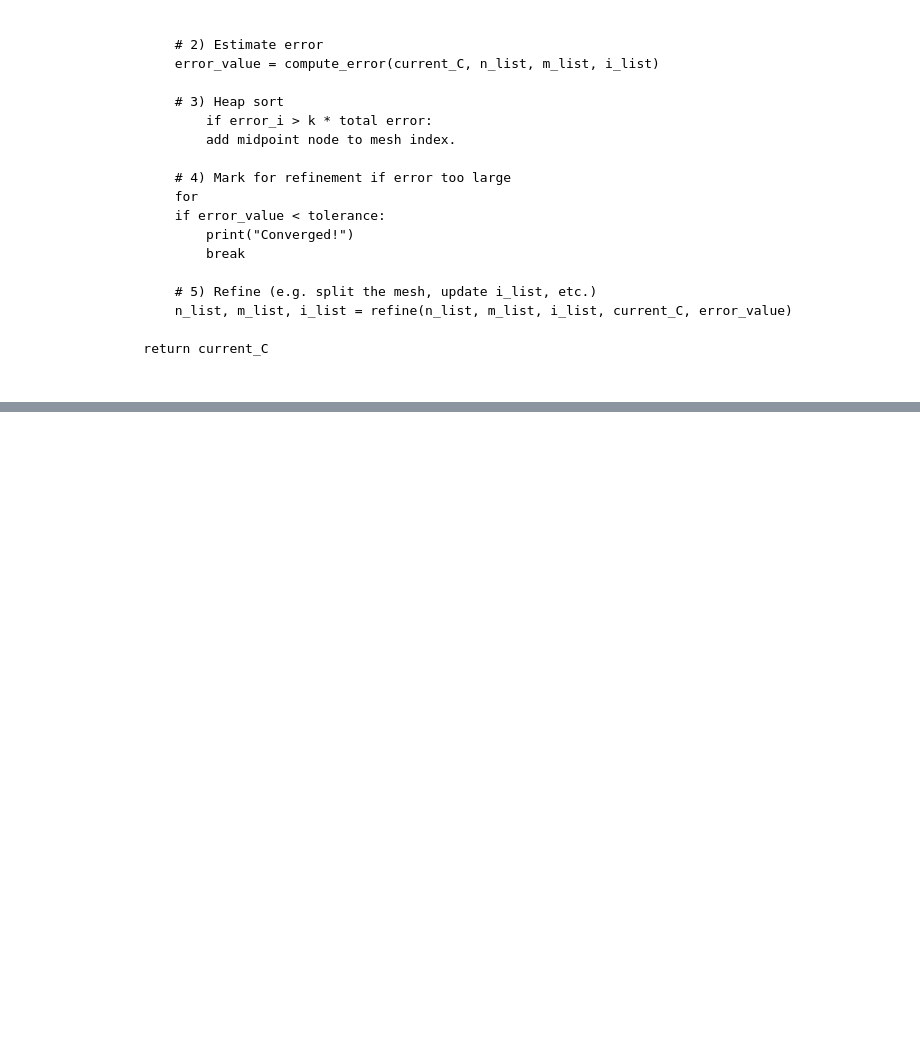
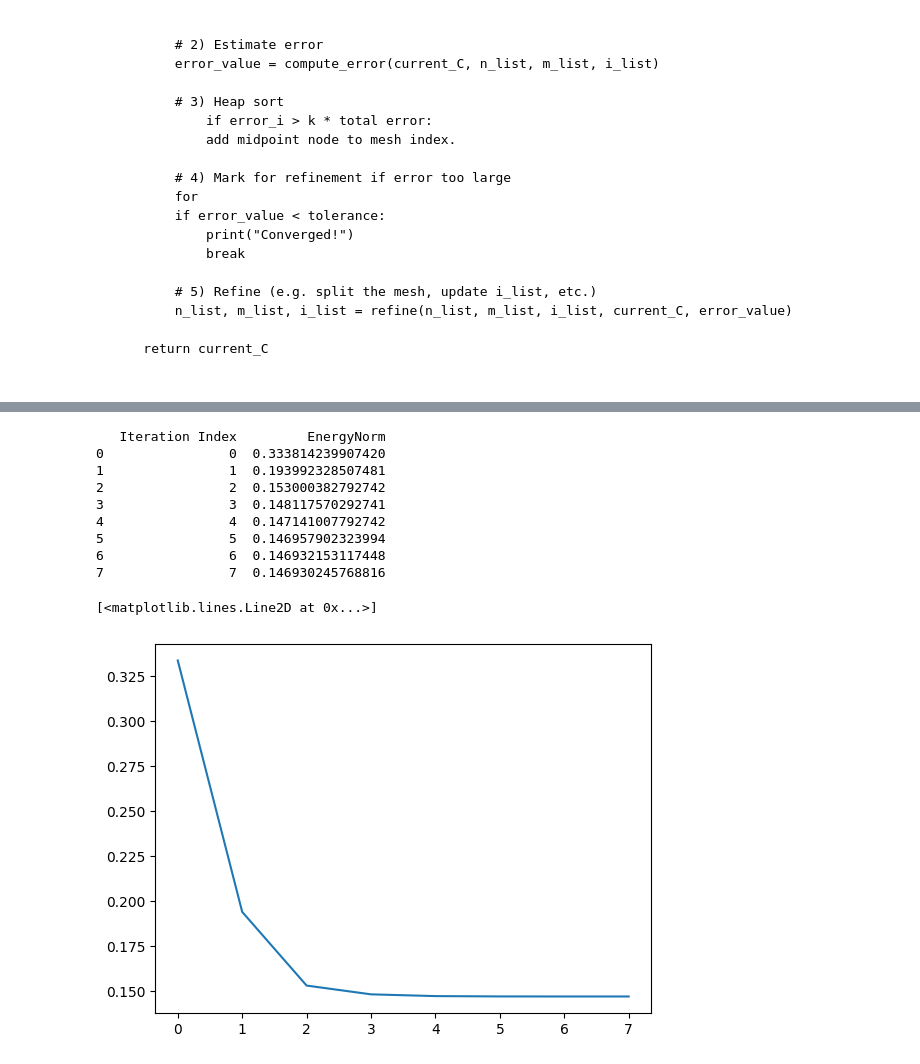
Before and after one commit to weiyuanoh/FYP, a Jupyter notebook: Problem 4.ipynb, the cells around one changed output, grey strips where cells are left out. Saved outputs shown, nothing was run; the diff lists cells and outputs as text; code cells hidden in the pictures; blank space fills up the shorter version.

```diff
--- a/Problem 4.ipynb
+++ b/Problem 4.ipynb
@@ -82,7 +85,7 @@ def a(x, y):
 def a0(x):
     if 0 <= x < 1/3:
         return 1.0
-    elif 1/3 < x <= 1:
+    elif 1/3 <= x <= 1:
         return 2.0
 
 
@@ -314,7 +335,7 @@ def integrand_for_force(i, xlist, f, xi, ci, n2):
 def f(s):
     if 0 <= s < 1/3:
         return 2.0
-    else:
+    elif 1/3 <= s <= 1:
         return 4.0
 
 
@@ -854,0 +997,16 @@ egin{equation}
+# %%
+df = pd.DataFrame(enorm_history, columns=["Iteration Index", "EnergyNorm"])
+print(df)
+plt.plot(df.index, df['EnergyNorm'])
+# %% [output]
+   Iteration Index         EnergyNorm
+0                0  0.333814239907420
+1                1  0.193992328507481
+2                2  0.153000382792742
+3                3  0.148117570292741
+4                4  0.147141007792742
+5                5  0.146957902323994
+6                6  0.146932153117448
+7                7  0.146930245768816
+[<matplotlib.lines.Line2D at 0x...>]
+[figure, added]
```
Also changed, not shown: parts of 18 cells of this notebook, 1 other file.
